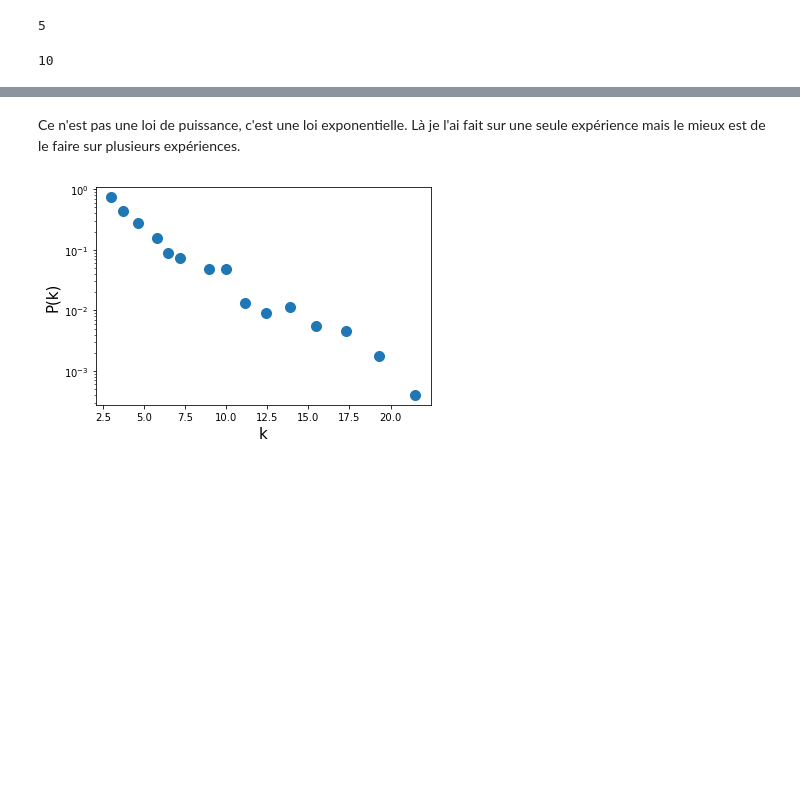
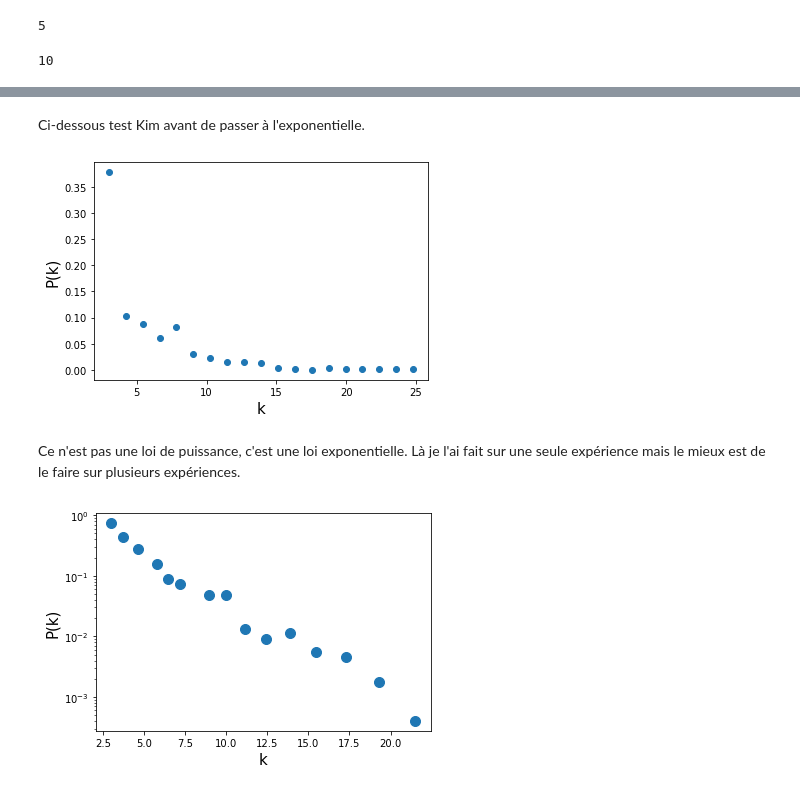
Before and after one commit to ARKEnsae/DM_Analyse_Reseaux, a Jupyter notebook: CC5/Exos_10Mar2021/ex_classe/Seance5-ex_classe3-Exponential graph_KA.ipynb, the cells around one changed output, grey strips where cells are left out. Drawn from its saved outputs; the diff is of its cells as text; code cells hidden in the pictures; blank space fills up the shorter version.

```diff
--- a/CC5/Exos_10Mar2021/ex_classe/Seance5-ex_classe3-Exponential graph_KA.ipynb
+++ b/CC5/Exos_10Mar2021/ex_classe/Seance5-ex_classe3-Exponential graph_KA.ipynb
@@ -39,6 +39,24 @@ for t in range(Nini+1,Nmax):
 # %%
 #degree distribution:
 k=[G.degree(n) for n in G.nodes()]
+# %% [markdown]
+Ci-dessous test Kim avant de passer à l'exponentielle.
+# %%
+def binning(degreeList,nbin):
+    kmin=min(degreeList)
+    kmax=max(degreeList)
+    Bins = np.linspace(kmin, kmax,num=nbin)
+    BinDensity, binedges = np.histogram(degreeList, bins=Bins, density=True)
+    Bins = np.delete(Bins, -1)
+    return BinDensity, Bins
+# %%
+y,x=binning(np.array(k),20)
+plt.scatter(x,y)
+plt.xlabel('k',size=15)
+plt.ylabel('P(k)',size=15)
+plt.show()
+# %% [output]
+[figure, added]
 # %%
 def logBinning(degreeList,nbin):
     kmin=min(degreeList)
```
Also changed, not shown: parts of 2 cells of this notebook, 1 other file.
